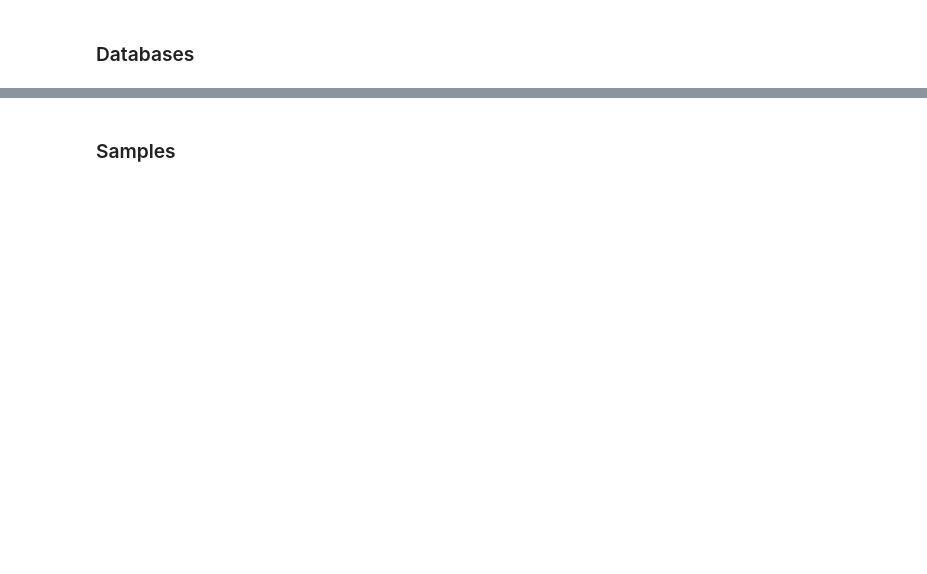
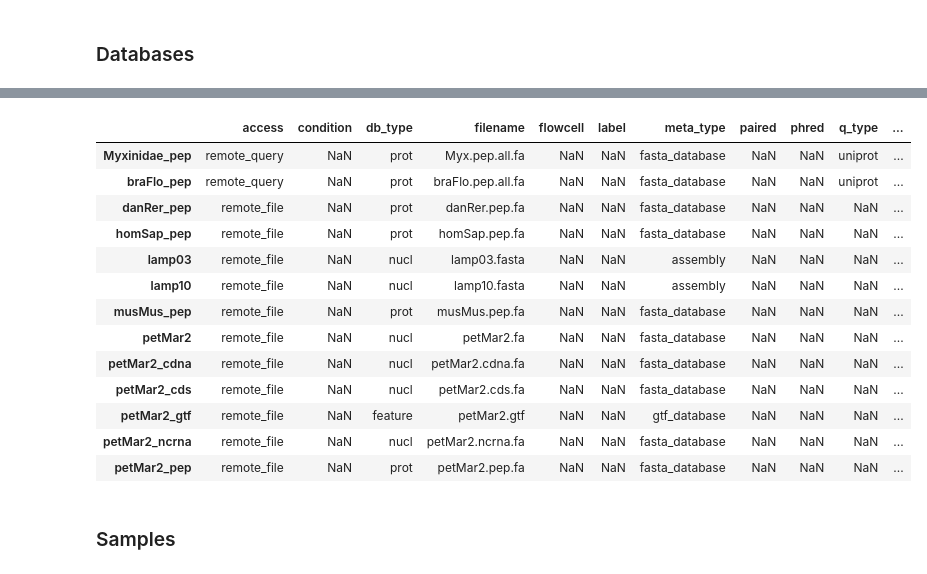
Before and after one commit to standage/2015-petMarSB, a Jupyter notebook: notebooks/petmar-root.ipynb, the cells around one changed output, grey strips where cells are left out. Cells and saved outputs as stored; diff of their text form; code cells hidden in the pictures; blank space fills up the shorter version.

Commit message:
Update for new common import scheme and lamp10

```diff
--- a/notebooks/petmar-root.ipynb
+++ b/notebooks/petmar-root.ipynb
@@ -60,2 +46,19 @@ db_metadata
+# %%
+resources_df[resources_df.meta_type != 'sample']
+# %% [output]
+|  | access | condition | db_type | filename | flowcell | label | meta_type | paired | phred | q_type | ... |
+| Myxinidae_pep | remote_query | NaN | prot | Myx.pep.all.fa | NaN | NaN | fasta_database | NaN | NaN | uniprot | ... |
+| braFlo_pep | remote_query | NaN | prot | braFlo.pep.all.fa | NaN | NaN | fasta_database | NaN | NaN | uniprot | ... |
+| danRer_pep | remote_file | NaN | prot | danRer.pep.fa | NaN | NaN | fasta_database | NaN | NaN | NaN | ... |
+| homSap_pep | remote_file | NaN | prot | homSap.pep.fa | NaN | NaN | fasta_database | NaN | NaN | NaN | ... |
+| lamp03 | remote_file | NaN | nucl | lamp03.fasta | NaN | NaN | assembly | NaN | NaN | NaN | ... |
+| lamp10 | remote_file | NaN | nucl | lamp10.fasta | NaN | NaN | assembly | NaN | NaN | NaN | ... |
+| musMus_pep | remote_file | NaN | prot | musMus.pep.fa | NaN | NaN | fasta_database | NaN | NaN | NaN | ... |
+| petMar2 | remote_file | NaN | nucl | petMar2.fa | NaN | NaN | fasta_database | NaN | NaN | NaN | ... |
+| petMar2_cdna | remote_file | NaN | nucl | petMar2.cdna.fa | NaN | NaN | fasta_database | NaN | NaN | NaN | ... |
+| petMar2_cds | remote_file | NaN | nucl | petMar2.cds.fa | NaN | NaN | fasta_database | NaN | NaN | NaN | ... |
+| petMar2_gtf | remote_file | NaN | feature | petMar2.gtf | NaN | NaN | gtf_database | NaN | NaN | NaN | ... |
+| petMar2_ncrna | remote_file | NaN | nucl | petMar2.ncrna.fa | NaN | NaN | fasta_database | NaN | NaN | NaN | ... |
+| petMar2_pep | remote_file | NaN | prot | petMar2.pep.fa | NaN | NaN | fasta_database | NaN | NaN | NaN | ... |
 # %% [markdown]
 ### Samples
```
Also changed, not shown: parts of 38 cells of this notebook.
